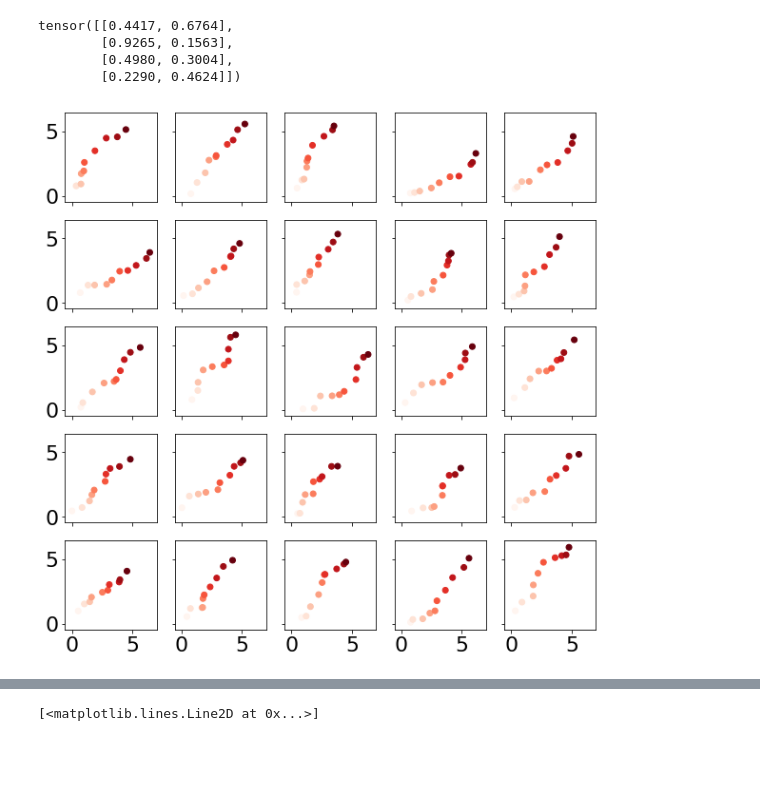
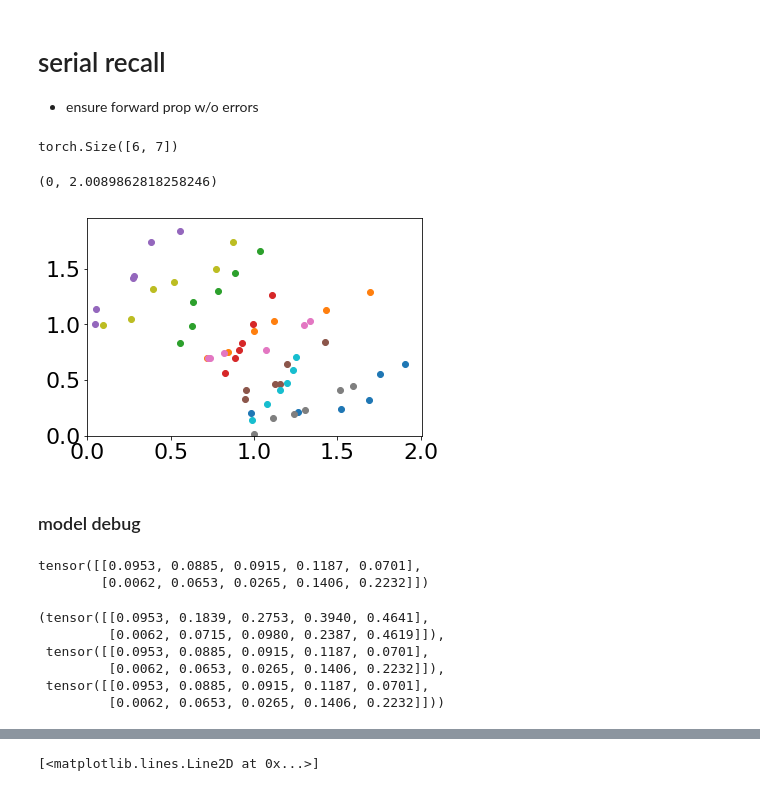
Before and after one commit to andrebeu/nback, a Jupyter notebook: pure EM - serial recall.ipynb, the cells around one changed output, grey strips where cells are left out. Drawn from its saved outputs; the diff is of its cells as text; code cells hidden in the pictures; blank space fills up the shorter version.

```diff
--- a/pure EM - serial recall.ipynb
+++ b/pure EM - serial recall.ipynb
@@ -29,0 +131,19 @@ task = SerialRecall(sedim=2,cedim=2)
+# %% [markdown]
+# serial recall
+- ensure forward prop w/o errors
+# %%
+tr.cat([C[0],S[0]],-1).shape
+# %% [output]
+torch.Size([6, 7])
+# %%
+C,S,S = task.gen_ep_data(10,6)
+for c in C:
+  plt.scatter(c[:,0],c[:,1])
+
+plt.ylim(0)
+plt.xlim(0)
+# %% [output]
+(0, 2.0089862818258246)
+[figure, added]
+# %% [markdown]
+### model debug
@@ -30,18 +156,15 @@ task = SerialRecall(sedim=2,cedim=2)
 # %%
-t,x,y = task.gen_ep_data(4)
+c,x,y = task.gen_ep_data(2)
+x
+# %% [output]
+tensor([[0.0953, 0.0885, 0.0915, 0.1187, 0.0701],
+        [0.0062, 0.0653, 0.0265, 0.1406, 0.2232]])
-# %%
-x
-# %% [output]
-tensor([[0.4417, 0.6764],
-        [0.9265, 0.1563],
-        [0.4980, 0.3004],
-        [0.2290, 0.4624]])
-# %%
-fig,axarr = plt.subplots(5,5,figsize=(10,10),sharex=True,sharey=True)
-task = SerialRecall(sedim=2,cedim=2)
-for ax in axarr.reshape(-1):
-  c,x,y = task.gen_ep_data(10)
-  ax.scatter(c[:,0],c[:,1],c=np.arange(len(c))+10,cmap=plt.get_cmap('Reds'))
-plt.savefig('figures/serial_recall/sample_cdrift-stim_cumsum')
-# %% [output]
-[figure, removed]
+# %%
+c,x,y
+# %% [output]
+(tensor([[0.0953, 0.1839, 0.2753, 0.3940, 0.4641],
+         [0.0062, 0.0715, 0.0980, 0.2387, 0.4619]]),
+ tensor([[0.0953, 0.0885, 0.0915, 0.1187, 0.0701],
+         [0.0062, 0.0653, 0.0265, 0.1406, 0.2232]]),
+ tensor([[0.0953, 0.0885, 0.0915, 0.1187, 0.0701],
+         [0.0062, 0.0653, 0.0265, 0.1406, 0.2232]]))
```
Also changed, not shown: parts of 30 cells of this notebook, 3 other files.
